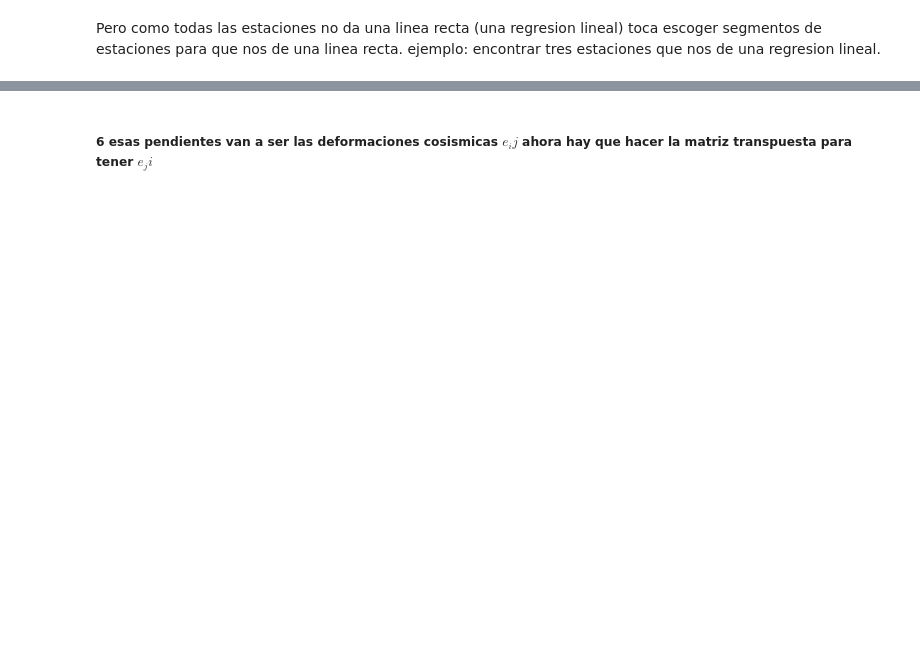
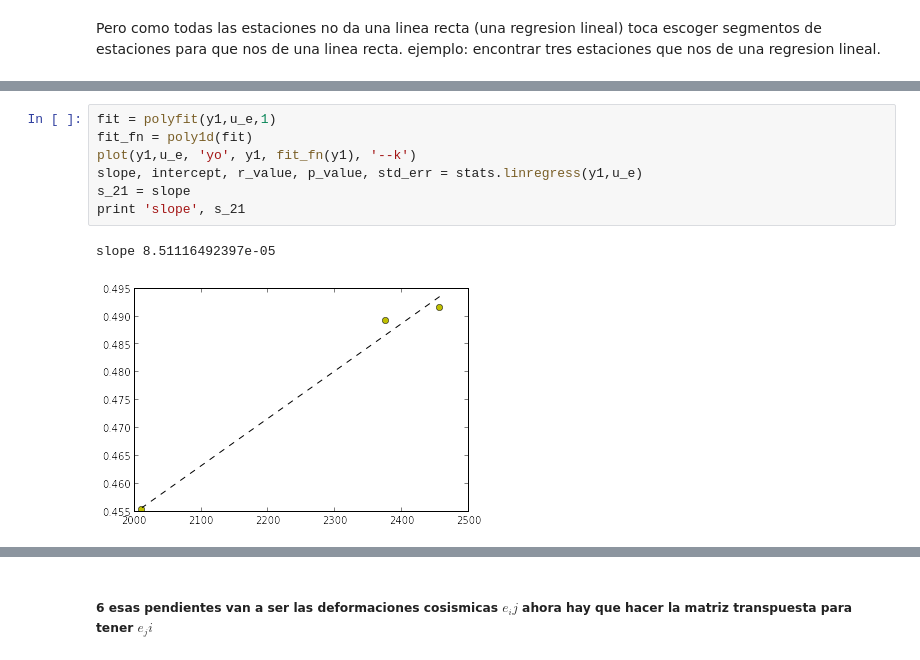
Before and after one commit to LinaPerez/Garcia_PerezAngel_Hw8, a Jupyter notebook: Terremoto/Tensores.ipynb, the cells around one changed output, grey strips where cells are left out. Drawn from its saved outputs; the diff is of its cells as text; blank space fills up the shorter version.

```diff
--- a/Terremoto/Tensores.ipynb
+++ b/Terremoto/Tensores.ipynb
@@ -168,0 +235,10 @@ print tres
+# %%
+fit = polyfit(y1,u_e,1)
+fit_fn = poly1d(fit)
+plot(y1,u_e, 'yo', y1, fit_fn(y1), '--k')
+slope, intercept, r_value, p_value, std_err = stats.linregress(y1,u_e)
+s_21 = slope
+print 'slope', s_21
+# %% [output]
+slope 8.51116492397e-05
+[figure, added]
```
Also changed, not shown: parts of 17 cells of this notebook.
